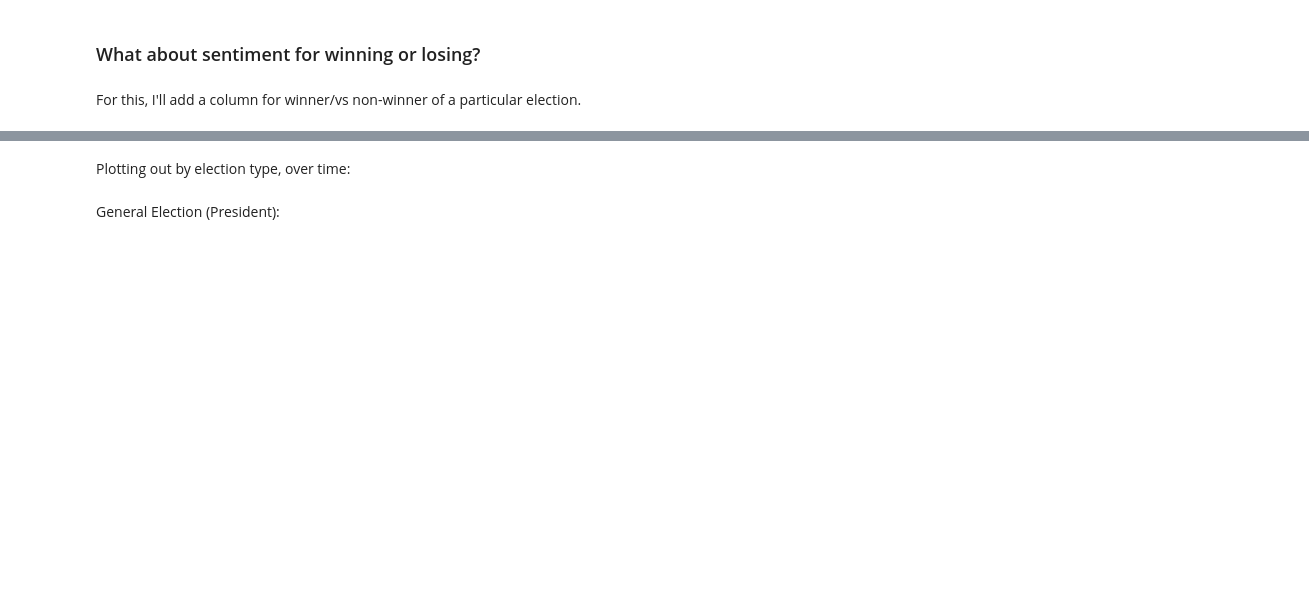
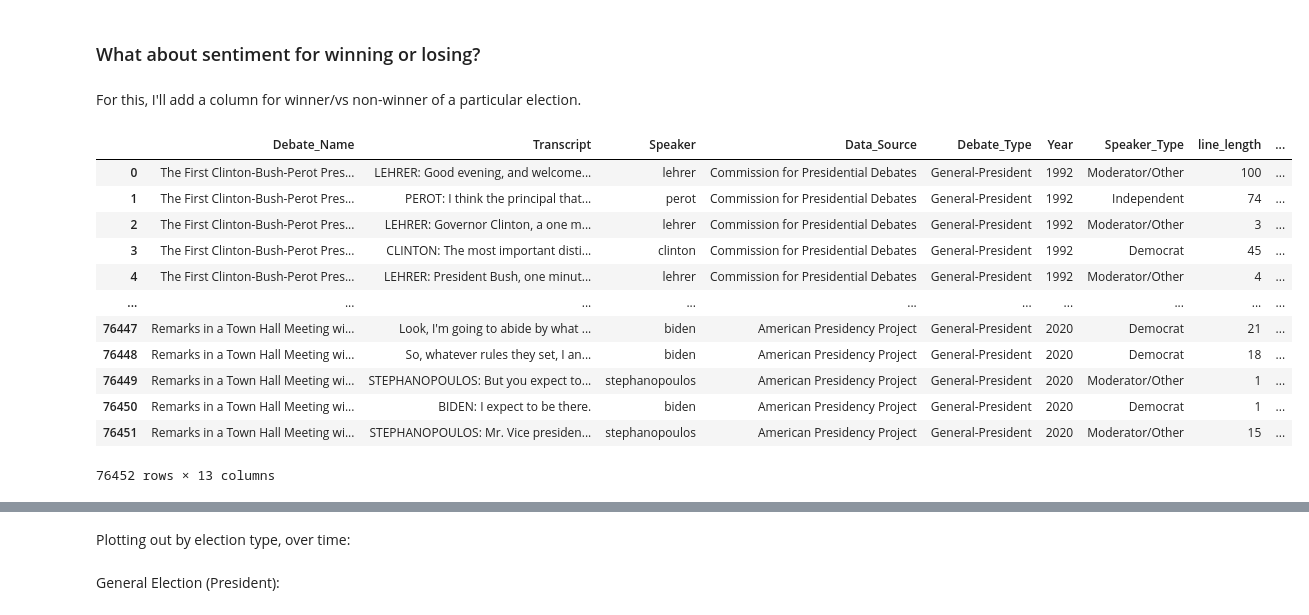
Before and after one commit to pbovard63/Presidential_Debate_Analysis, a Jupyter notebook: final_dataframe_cleanup.ipynb, the cells around one changed output, grey strips where cells are left out. Cells and saved outputs as stored; diff of their text form; code cells hidden in the pictures; blank space fills up the shorter version.

```diff
--- a/final_dataframe_cleanup.ipynb
+++ b/final_dataframe_cleanup.ipynb
@@ -912,3 +932,19 @@ candidate_sents[candidate_sents.Transcript >= 20].sort_values(by='Neutral', asce
 ### What about sentiment for winning or losing?
 # %% [markdown]
 For this, I'll add a column for winner/vs non-winner of a particular election.
+# %%
+sentiment_df
+# %% [output]
+|  | Debate_Name | Transcript | Speaker | Data_Source | Debate_Type | Year | Speaker_Type | line_length | ... |
+| 0 | The First Clinton-Bush-Perot Pres... | LEHRER: Good evening, and welcome... | lehrer | Commission for Presidential Debates | General-President | 1992 | Moderator/Other | 100 | ... |
+| 1 | The First Clinton-Bush-Perot Pres... | PEROT: I think the principal that... | perot | Commission for Presidential Debates | General-President | 1992 | Independent | 74 | ... |
+| 2 | The First Clinton-Bush-Perot Pres... | LEHRER: Governor Clinton, a one m... | lehrer | Commission for Presidential Debates | General-President | 1992 | Moderator/Other | 3 | ... |
+| 3 | The First Clinton-Bush-Perot Pres... | CLINTON: The most important disti... | clinton | Commission for Presidential Debates | General-President | 1992 | Democrat | 45 | ... |
+| 4 | The First Clinton-Bush-Perot Pres... | LEHRER: President Bush, one minut... | lehrer | Commission for Presidential Debates | General-President | 1992 | Moderator/Other | 4 | ... |
+| ... | ... | ... | ... | ... | ... | ... | ... | ... | ... |
+| 76447 | Remarks in a Town Hall Meeting wi... | Look, I'm going to abide by what ... | biden | American Presidency Project | General-President | 2020 | Democrat | 21 | ... |
+| 76448 | Remarks in a Town Hall Meeting wi... | So, whatever rules they set, I an... | biden | American Presidency Project | General-President | 2020 | Democrat | 18 | ... |
+| 76449 | Remarks in a Town Hall Meeting wi... | STEPHANOPOULOS: But you expect to... | stephanopoulos | American Presidency Project | General-President | 2020 | Moderator/Other | 1 | ... |
+| 76450 | Remarks in a Town Hall Meeting wi... | BIDEN: I expect to be there. | biden | American Presidency Project | General-President | 2020 | Democrat | 1 | ... |
+| 76451 | Remarks in a Town Hall Meeting wi... | STEPHANOPOULOS: Mr. Vice presiden... | stephanopoulos | American Presidency Project | General-President | 2020 | Moderator/Other | 15 | ... |
+76452 rows × 13 columns
```
Also changed, not shown: parts of 15 cells of this notebook, 2 other files.
